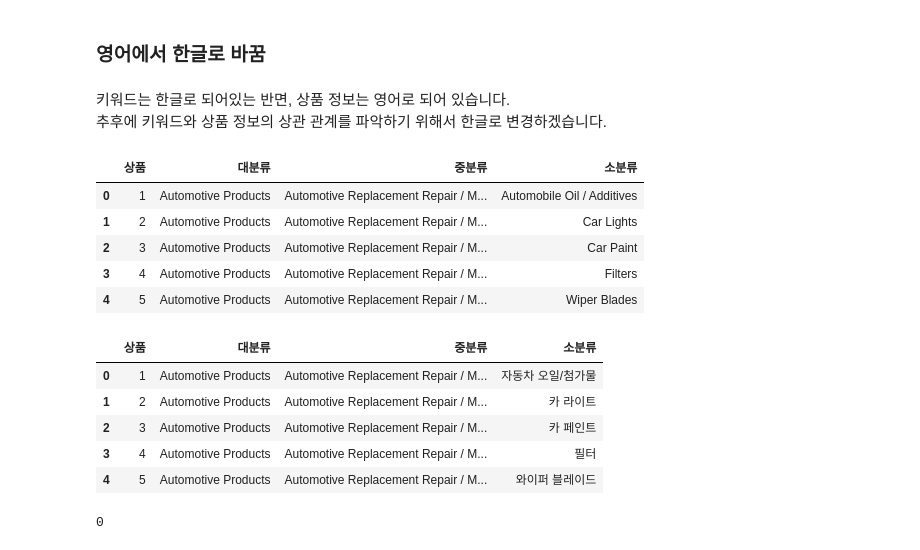
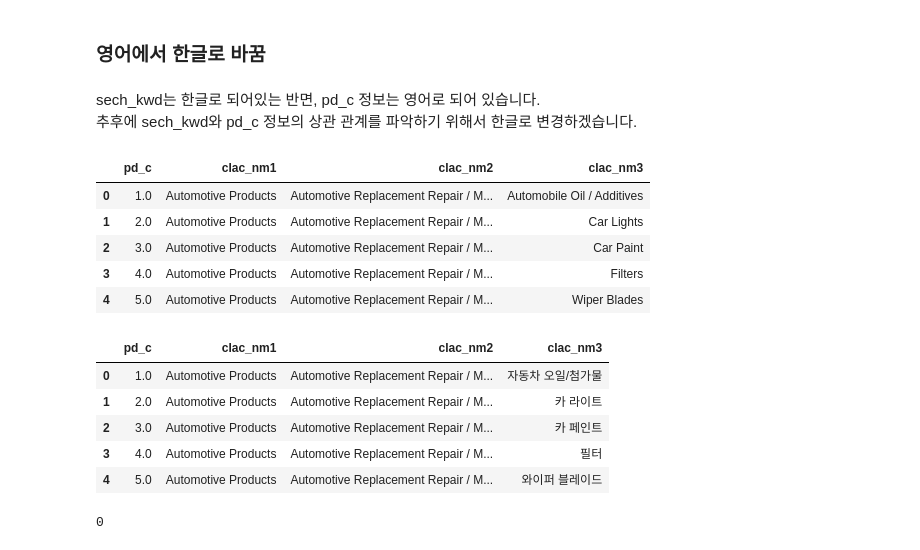
Before and after one commit to PEBpung/Lpoint-Hackathon, a Jupyter notebook: src/1. 데이터 핸들링.ipynb, the cells around one changed output. Drawn from its saved outputs; the diff is of its cells as text; code cells hidden in the pictures.

```diff
--- a/src/1. 데이터 핸들링.ipynb
+++ b/src/1. 데이터 핸들링.ipynb
@@ -42,3 +24,30 @@ item.columns = ['상품', '대분류', '중분류', '소분류']
+# %%
+cks_dtype = {'clnt_id':'int64',
+             'sess_id':'int64',
+             'hit_seq':'int64',
+             'action_type':'int64',
+             'biz_unit':'category',
+             'sess_dt':'object',
+             'hit_tm':'object',
+             'hit_pss_tm':'int64',
+             'trans_id':'float64',
+             'sech_kwd':'object',
+             'tot_pag_view_ct':'float64',
+             'tot_sess_hr_v':'float64',
+             'trfc_src':'category',
+             'dvc_ctg_nm':'category',
+             'pd_c':'float64',
+             'de_dt':'object',
+             'de_tm':'object',
+             'buy_am':'int64',
+             'buy_ct':'int64',
+             'clnt_gender':'category',
+             'clnt_age':'float64'}
+# %%
+online = pd.read_csv('./DATA/온라인 행동 정보(CKS).csv', dtype=cks_dtype)
+trade = pd.read_csv('./DATA/거래 정보(CKS).csv', dtype=cks_dtype)
+customer = pd.read_csv('./DATA/고객 정보(CKS).csv', dtype=cks_dtype)
+item = pd.read_csv('./DATA/상품분류 정보(CKS).csv', dtype=cks_dtype)
 # %%
 online.head()
 # %% [output]
@@ -77,26 +102,27 @@ online_week.shape
 # %% [markdown]
 ### 영어에서 한글로 바꿈
 # %% [markdown]
-키워드는 한글로 되어있는 반면, 상품 정보는 영어로 되어 있습니다.
-추후에 키워드와 상품 정보의 상관 관계를 파악하기 위해서 한글로 변경하겠습니다.
+sech_kwd는 한글로 되어있는 반면, pd_c 정보는 영어로 되어 있습니다.
+추후에 sech_kwd와 pd_c 정보의 상관 관계를 파악하기 위해서 한글로 변경하겠습니다.
 # %%
 item.head()
 # %% [output]
-|  | 상품 | 대분류 | 중분류 | 소분류 |
-| 0 | 1 | Automotive Products | Automotive Replacement Repair / M... | Automobile Oil / Additives |
-| 1 | 2 | Automotive Products | Automotive Replacement Repair / M... | Car Lights |
-| 2 | 3 | Automotive Products | Automotive Replacement Repair / M... | Car Paint |
-| 3 | 4 | Automotive Products | Automotive Replacement Repair / M... | Filters |
-| 4 | 5 | Automotive Products | Automotive Replacement Repair / M... | Wiper Blades |
+|  | pd_c | clac_nm1 | clac_nm2 | clac_nm3 |
+| 0 | 1.0 | Automotive Products | Automotive Replacement Repair / M... | Automobile Oil / Additives |
+| 1 | 2.0 | Automotive Products | Automotive Replacement Repair / M... | Car Lights |
+| 2 | 3.0 | Automotive Products | Automotive Replacement Repair / M... | Car Paint |
+| 3 | 4.0 | Automotive Products | Automotive Replacement Repair / M... | Filters |
+| 4 | 5.0 | Automotive Products | Automotive Replacement Repair / M... | Wiper Blades |
 # %%
-papago = pd.read_csv('csv/papago.csv', header=None)
-item['소분류'] = papago[0]
+csv_path=os.getenv("HOME") + ('/repo/Hackathon/Lpoint Competition/csv/')
+papago = pd.read_csv(csv_path+ 'papago.csv', header=None)
+item['clac_nm3'] = papago[0]
 item.head()
 # %% [output]
-|  | 상품 | 대분류 | 중분류 | 소분류 |
-| 0 | 1 | Automotive Products | Automotive Replacement Repair / M... | 자동차 오일/첨가물 |
-| 1 | 2 | Automotive Products | Automotive Replacement Repair / M... | 카 라이트 |
-| 2 | 3 | Automotive Products | Automotive Replacement Repair / M... | 카 페인트 |
-| 3 | 4 | Automotive Products | Automotive Replacement Repair / M... | 필터 |
-| 4 | 5 | Automotive Products | Automotive Replacement Repair / M... | 와이퍼 블레이드 |
+|  | pd_c | clac_nm1 | clac_nm2 | clac_nm3 |
+| 0 | 1.0 | Automotive Products | Automotive Replacement Repair / M... | 자동차 오일/첨가물 |
+| 1 | 2.0 | Automotive Products | Automotive Replacement Repair / M... | 카 라이트 |
+| 2 | 3.0 | Automotive Products | Automotive Replacement Repair / M... | 카 페인트 |
+| 3 | 4.0 | Automotive Products | Automotive Replacement Repair / M... | 필터 |
+| 4 | 5.0 | Automotive Products | Automotive Replacement Repair / M... | 와이퍼 블레이드 |
 # %%
```
Also changed, not shown: parts of 23 cells of this notebook, 2 other files.
